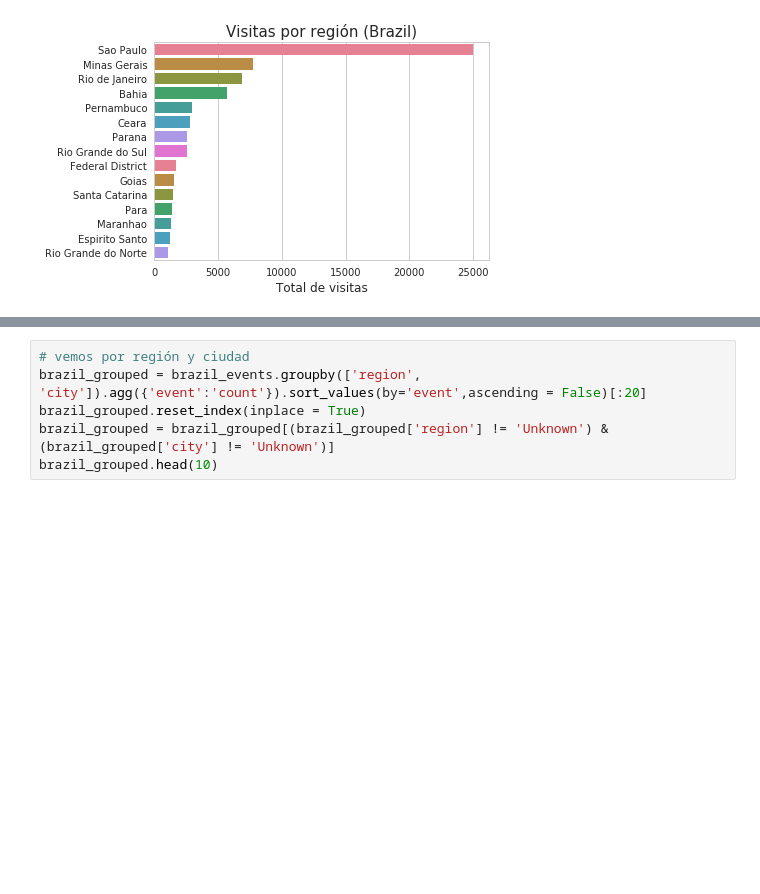
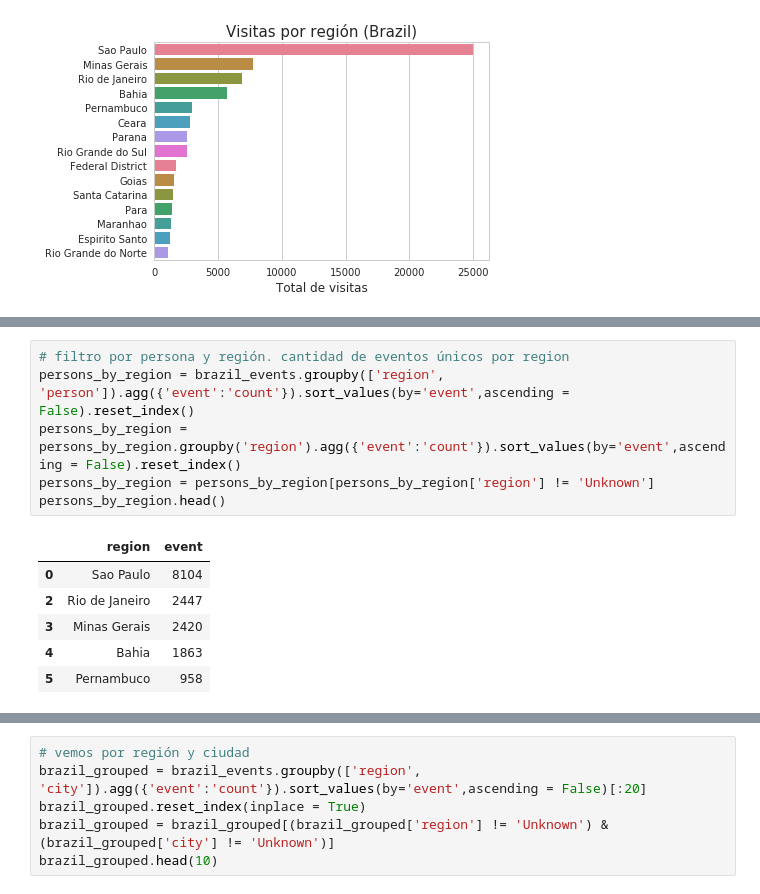
Before and after one commit to jowisaidman/tp1_analisis_exploratorio, a Jupyter notebook: Notebooks/Camila/Resumen/location_analisis.ipynb, the cells around one changed output, grey strips where cells are left out. Drawn from its saved outputs; the diff is of its cells as text; blank space fills up the shorter version.

```diff
--- a/Notebooks/Camila/Resumen/location_analisis.ipynb
+++ b/Notebooks/Camila/Resumen/location_analisis.ipynb
@@ -87,0 +88,13 @@ Se corresponde con las ciudades de mayor población #fuente: wikipedia
+# %%
+# filtro por persona y región. cantidad de eventos únicos por region
+persons_by_region = brazil_events.groupby(['region', 'person']).agg({'event':'count'}).sort_values(by='event',ascending = False).reset_index()
+persons_by_region = persons_by_region.groupby('region').agg({'event':'count'}).sort_values(by='event',ascending = False).reset_index()
+persons_by_region = persons_by_region[persons_by_region['region'] != 'Unknown']
+persons_by_region.head()
+# %% [output]
+|  | region | event |
+| 0 | Sao Paulo | 8104 |
+| 2 | Rio de Janeiro | 2447 |
+| 3 | Minas Gerais | 2420 |
+| 4 | Bahia | 1863 |
+| 5 | Pernambuco | 958 |
```
Also changed, not shown: parts of 4 cells of this notebook, 1 other file.
